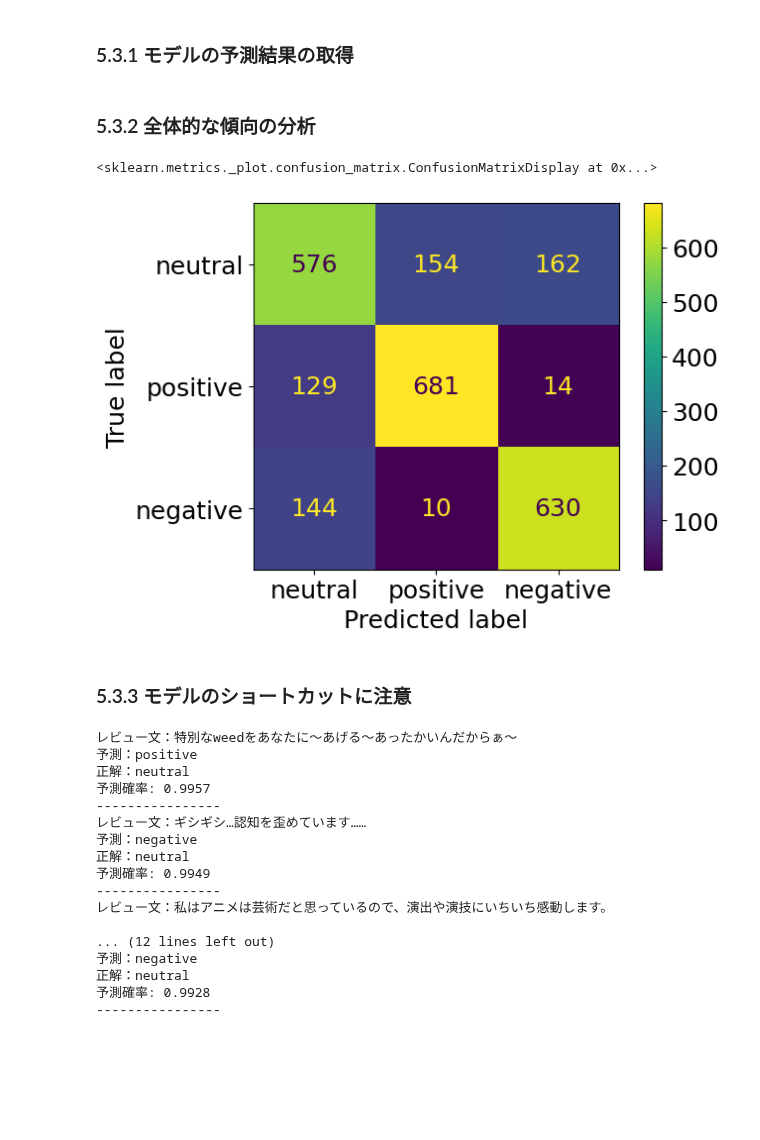
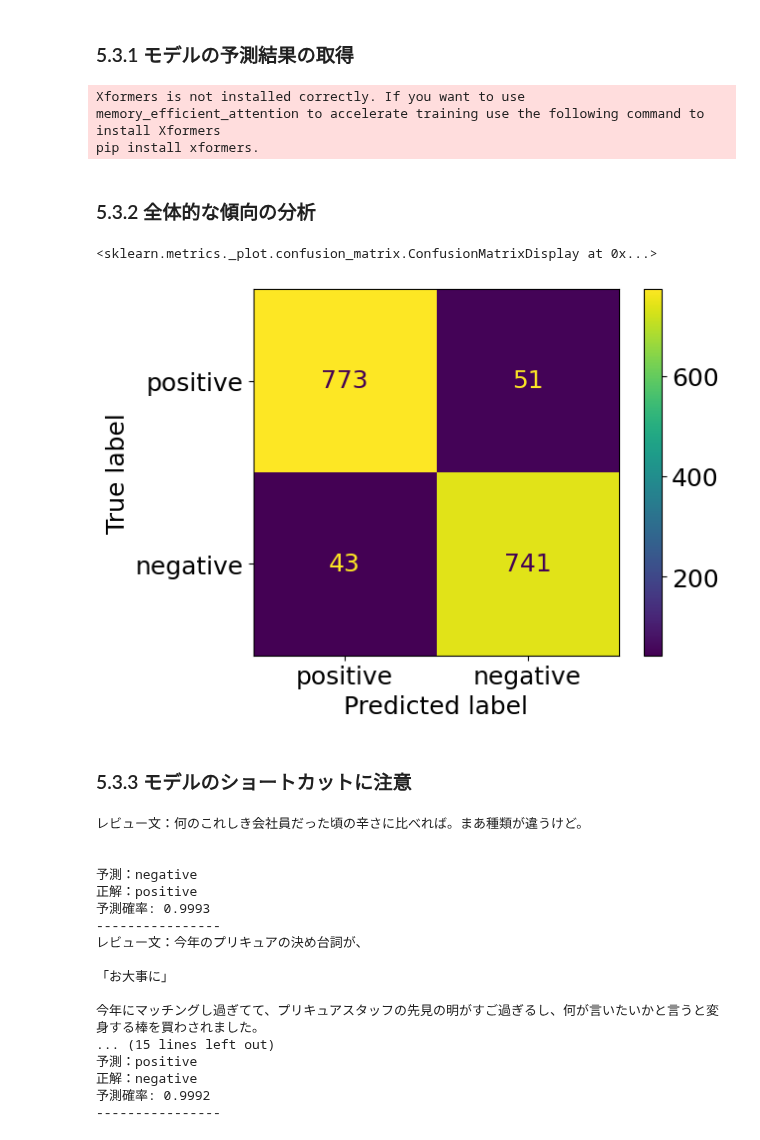
Before and after one commit to ghmagazine/llm-book, a Jupyter notebook: chapter5/5-3-sentiment-analysis-analysis-wrime.ipynb, the cells around one changed output. Cells and saved outputs as stored; diff of their text form; code cells hidden in the pictures; blank space fills up the shorter version.

Commit message:
update notebooks for wrime

```diff
--- a/chapter5/5-3-sentiment-analysis-analysis-wrime.ipynb
+++ b/chapter5/5-3-sentiment-analysis-analysis-wrime.ipynb
@@ -28,30 +28,26 @@ Successfully installed accelerate-0.21.0 datasets-2.14.1 dill-0.3.7 fugashi-1.2.
 from transformers import pipeline
 
 model_name = "llm-book/bert-base-japanese-v3-wrime-sentiment"
-sentiment_pipeline = pipeline(model=model_name, device="cuda:0")
+marc_ja_pipeline = pipeline(model=model_name, device="cuda:0")
+# %% [output]
+Xformers is not installed correctly. If you want to use memory_efficient_attention to accelerate training use the following command to install Xformers
+pip install xformers.
 # %%
 from datasets import load_dataset
 
-valid_dataset = load_dataset("shunk031/wrime", name="ver2", split="validation")
+valid_dataset = load_dataset("llm-book/wrime-sentiment", split="validation")
 # %%
 from tqdm import tqdm
 
-def get_label(example) -> str:
-  """Wrimeデータセットの事例からラベルを取得"""
-  sentiment = example["avg_readers"]["sentiment"]
-  if sentiment > 0:
-    return "positive"
-  elif sentiment < 0:
-    return "negative"
-  else:
-    return "neutral"
+# ラベル名の情報を取得するためのClassLabelインスタンス
+class_label = valid_dataset.features["label"]
 
 results: list[dict[str, float | str]] = []
 for i, example in tqdm(enumerate(valid_dataset)):
     # モデルの予測結果を取得
-    model_prediction = sentiment_pipeline(example["sentence"])[0]
+    model_prediction = marc_ja_pipeline(example["sentence"])[0]
     # 正解のラベルIDをラベル名に変換
-    true_label = get_label(example)
+    true_label = class_label.int2str(example["label"])
 
     # resultsに分析に必要な情報を格納
     results.append(
@@ -67,25 +63,22 @@ for i, example in tqdm(enumerate(valid_dataset)):
 # %%
 import matplotlib.pyplot as plt
 from sklearn.metrics import ConfusionMatrixDisplay, confusion_matrix
-
-id2label = sentiment_pipeline.model.config.id2label
-labels = [id2label[i] for i in range(len(id2label))]
 
 plt.rcParams["font.size"] = 18  # 文字サイズを大きくする
 
 # 混同行列の作成
 confusion_matrix = confusion_matrix(
     y_true=[result["true_label"] for result in results],
     y_pred=[result["pred_label"] for result in results],
-    labels=labels,
+    labels=class_label.names,
 )
 # 混同行列を画像として表示
 ConfusionMatrixDisplay(
-    confusion_matrix, display_labels=labels
+    confusion_matrix, display_labels=class_label.names
 ).plot()
 # %% [output]
 <sklearn.metrics._plot.confusion_matrix.ConfusionMatrixDisplay at 0x...>
-[figure, old version]
+[figure, new version]
 # %% [markdown]
 ### 5.3.3 モデルのショートカットに注意
 # %%
@@ -106,20 +99,20 @@ for top_result in sorted_failed_results[:5]:
     print(f"予測確率: {top_result['pred_prob']:.4f}")
     print("----------------")
 # %% [output]
-レビュー文：特別なweedをあなたに〜あげる〜あったかいんだからぁ〜
+レビュー文：何のこれしき会社員だった頃の辛さに比べれば。まあ種類が違うけど。
+
+
+予測：negative
+正解：positive
+予測確率: 0.9993
+----------------
+レビュー文：今年のプリキュアの決め台詞が、
+
+「お大事に」
+
+今年にマッチングし過ぎてて、プリキュアスタッフの先見の明がすご過ぎるし、何が言いたいかと言うと変身する棒を買わされました。
+... (15 lines left out)
 予測：positive
-正解：neutral
-予測確率: 0.9957
+正解：negative
+予測確率: 0.9992
 ----------------
-レビュー文：ギシギシ…認知を歪めています……
-予測：negative
-正解：neutral
-予測確率: 0.9949
-----------------
-レビュー文：私はアニメは芸術だと思っているので、演出や演技にいちいち感動します。
-
-... (12 lines left out)
-予測：negative
-正解：neutral
-予測確率: 0.9928
-----------------
```
Also changed, not shown: parts of 1 cell of this notebook, 3 other files.
